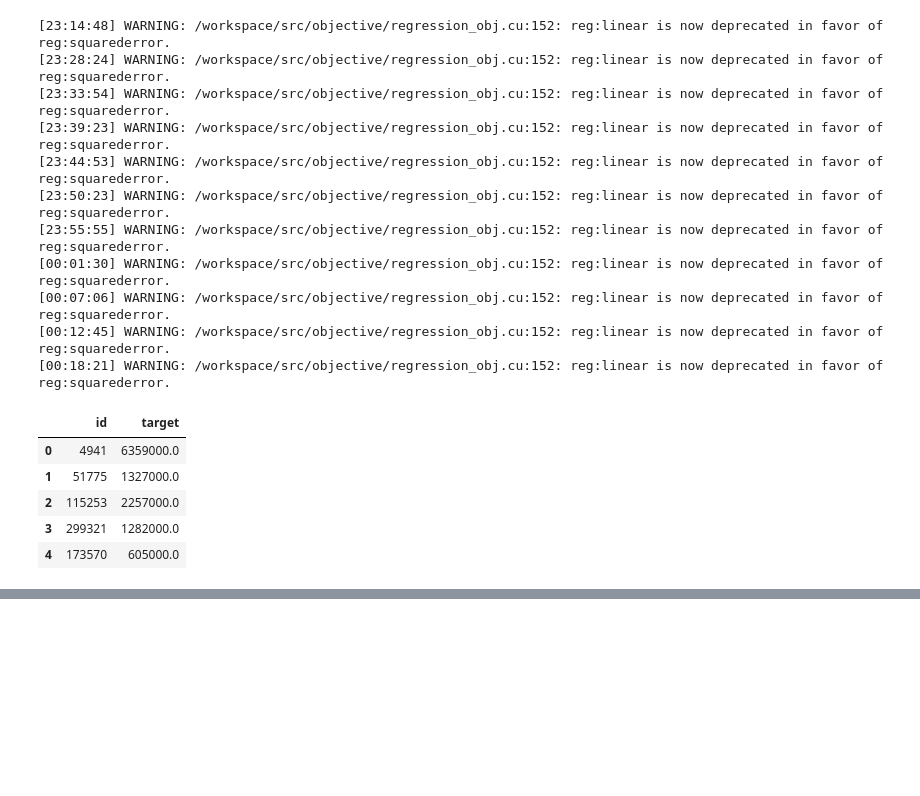
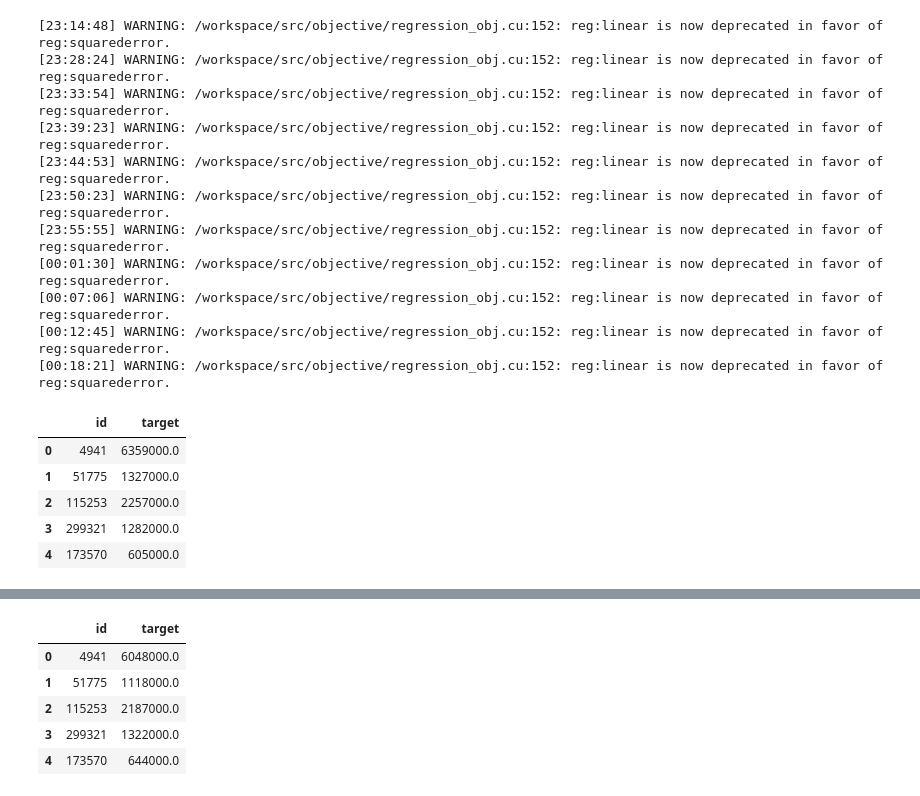
Before and after one commit to luctiz/Grupo43-TP2, a Jupyter notebook: TP2.ipynb, the cells around one changed output, grey strips where cells are left out. Drawn from its saved outputs; the diff is of its cells as text; code cells hidden in the pictures; blank space fills up the shorter version.

```diff
--- a/TP2.ipynb
+++ b/TP2.ipynb
@@ -682,3 +710,7 @@ submit1.head()
 # %%
 X_normalized=normalizar_data(X)
 X_test_normalized=normalizar_data(X_test)
+# %%
+submit1 = crear_submit(vr_model, X, Y, X_test, "ultima_version_sin_garages")
+submit1.head()
+# %% [output]
@@ -684,0 +728,6 @@ X_test_normalized=normalizar_data(X_test)
+|  | id | target |
+| 0 | 4941 | 6048000.0 |
+| 1 | 51775 | 1118000.0 |
+| 2 | 115253 | 2187000.0 |
+| 3 | 299321 | 1322000.0 |
+| 4 | 173570 | 644000.0 |
```
Also changed, not shown: parts of 19 cells of this notebook.
